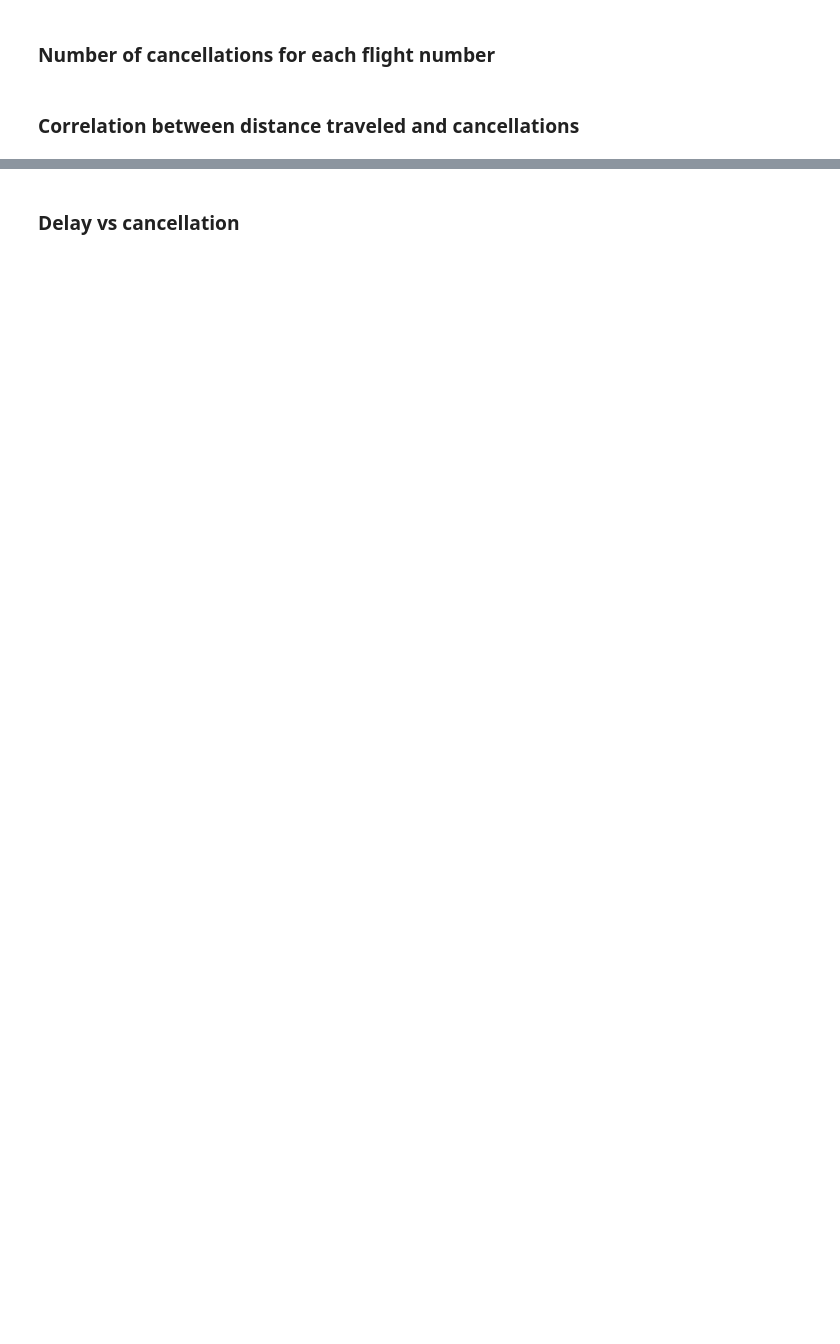
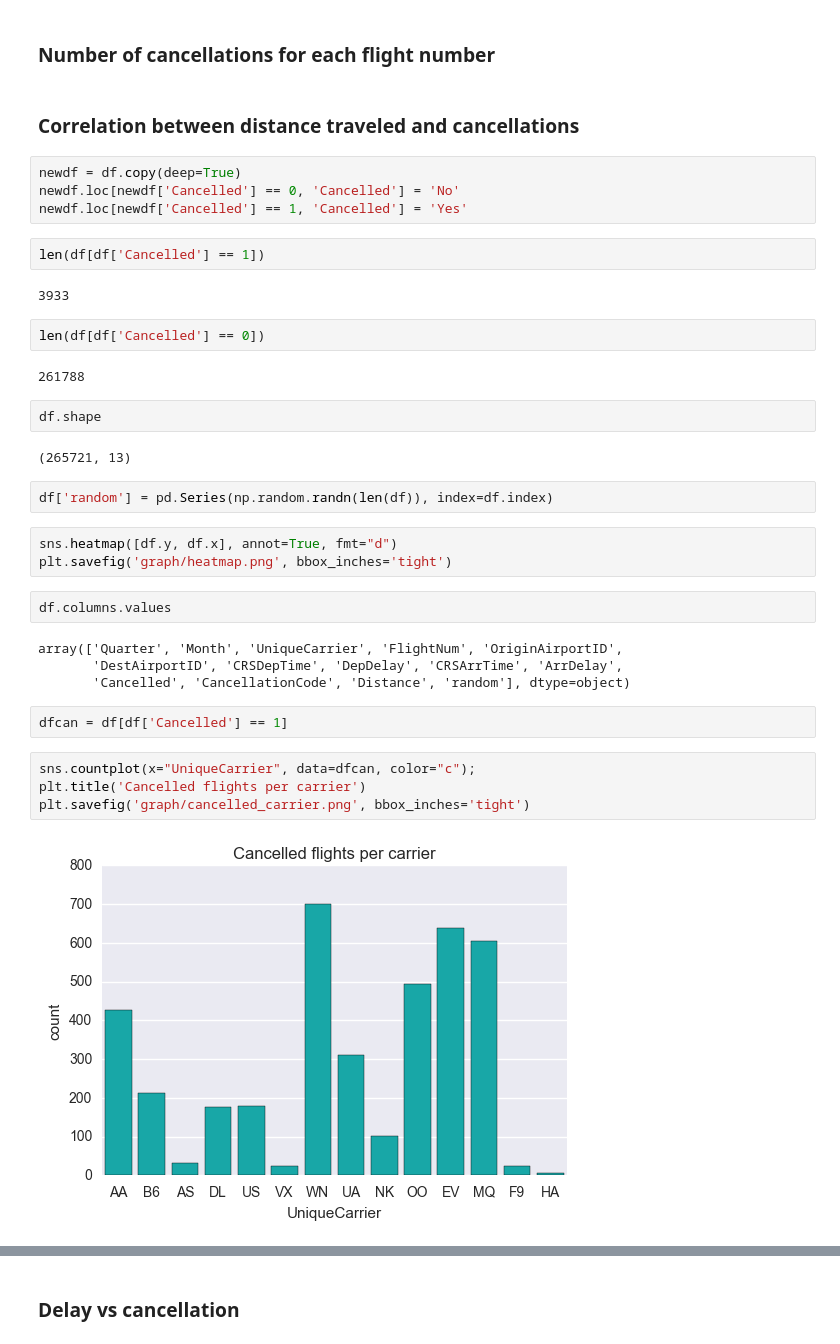
Before and after one commit to IvanAli/USAirportsAndDelays, a Jupyter notebook: exploratory_analysis.ipynb, the cells around one changed output, grey strips where cells are left out. Drawn from its saved outputs; the diff is of its cells as text; blank space fills up the shorter version.

```diff
--- a/exploratory_analysis.ipynb
+++ b/exploratory_analysis.ipynb
@@ -101,3 +106,38 @@ plt.savefig('graph/ratio_cancelled_total.png', bbox_inches='tight')
 ### Number of cancellations for each flight number
 # %% [markdown]
 ### Correlation between distance traveled and cancellations
+# %%
+newdf = df.copy(deep=True)
+newdf.loc[newdf['Cancelled'] == 0, 'Cancelled'] = 'No'
+newdf.loc[newdf['Cancelled'] == 1, 'Cancelled'] = 'Yes'
+# %%
+len(df[df['Cancelled'] == 1])
+# %% [output]
+3933
+# %%
+len(df[df['Cancelled'] == 0])
+# %% [output]
+261788
+# %%
+df.shape
+# %% [output]
+(265721, 13)
+# %%
+df['random'] = pd.Series(np.random.randn(len(df)), index=df.index)
+# %%
+sns.heatmap([df.y, df.x], annot=True, fmt="d")
+plt.savefig('graph/heatmap.png', bbox_inches='tight')
+# %%
+df.columns.values
+# %% [output]
+array(['Quarter', 'Month', 'UniqueCarrier', 'FlightNum', 'OriginAirportID',
+       'DestAirportID', 'CRSDepTime', 'DepDelay', 'CRSArrTime', 'ArrDelay',
+       'Cancelled', 'CancellationCode', 'Distance', 'random'], dtype=object)
+# %%
+dfcan = df[df['Cancelled'] == 1]
+# %%
+sns.countplot(x="UniqueCarrier", data=dfcan, color="c");
+plt.title('Cancelled flights per carrier')
+plt.savefig('graph/cancelled_carrier.png', bbox_inches='tight')
+# %% [output]
+[figure, added]
```
Also changed, not shown: parts of 31 cells of this notebook, 24 other files.
